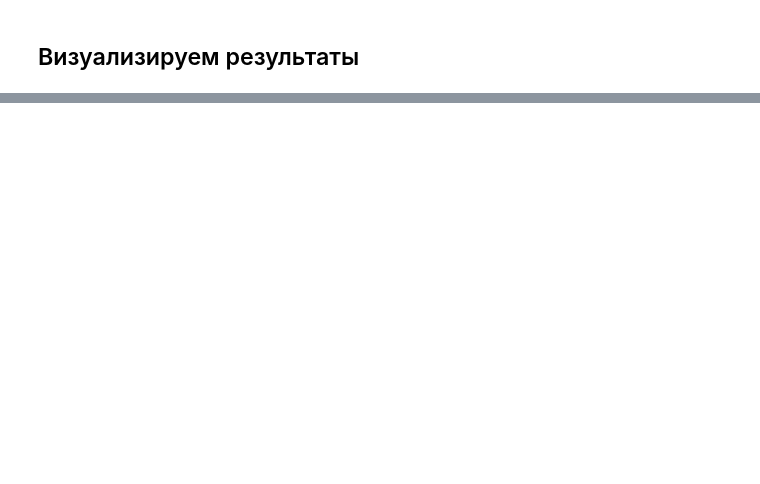
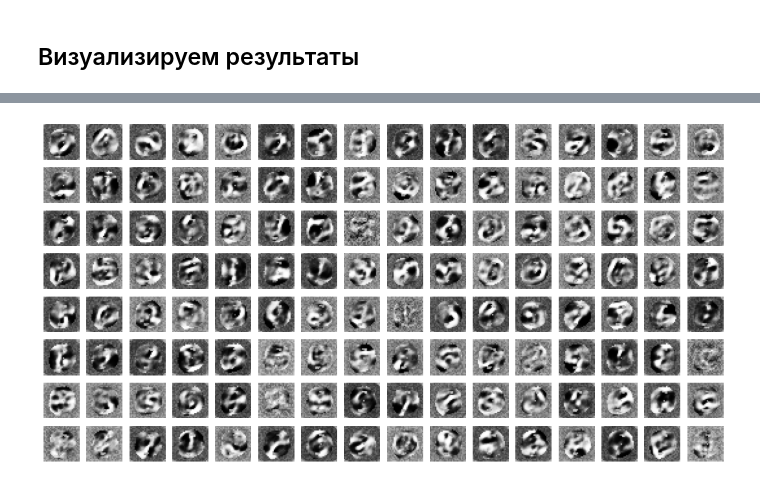
Before and after one commit to kenoma/pytorch-fuzzy, a Jupyter notebook: experiments_anomaly_detection_cvae_mnist_ad.ipynb, the cells around one changed output, grey strips where cells are left out. Saved outputs shown, nothing was run; the diff lists cells and outputs as text; code cells hidden in the pictures; blank space fills up the shorter version.

```diff
--- a/experiments_anomaly_detection_cvae_mnist_ad.ipynb
+++ b/experiments_anomaly_detection_cvae_mnist_ad.ipynb
@@ -500,12 +684,14 @@ test_stat_by_digit
 # %%
 with torch.no_grad():
     act_fz = torch.diag(torch.ones(fuzzy_rules_count)).to(device)
-    samples = model.decoder(act_fz)
+    samples = model.encoder.defuzzy(act_fz)
     img_idx = 0
     fig, ax = plt.subplots(8, fuzzy_rules_count//8, figsize=(fuzzy_rules_count//8, 8))
     for i in range(8):
         for j in range(fuzzy_rules_count//8):
             ax[i, j].imshow(samples[img_idx].view(28, 28).cpu().detach().numpy(), cmap='gray')
             ax[i, j].axis('off')
             img_idx += 1
+# %% [output]
+[figure, added]
 # %%
```
Also changed, not shown: parts of 35 cells of this notebook.
